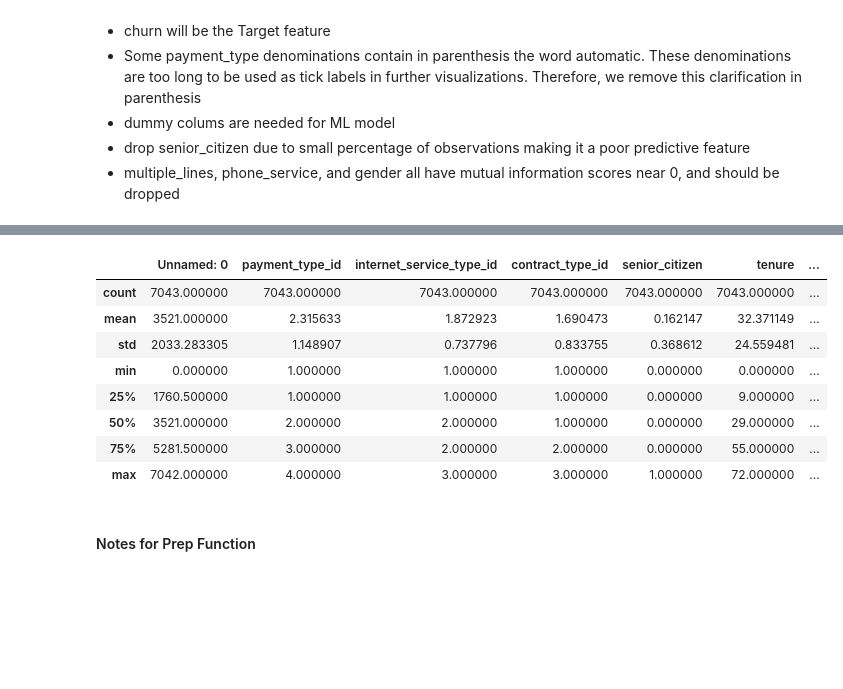
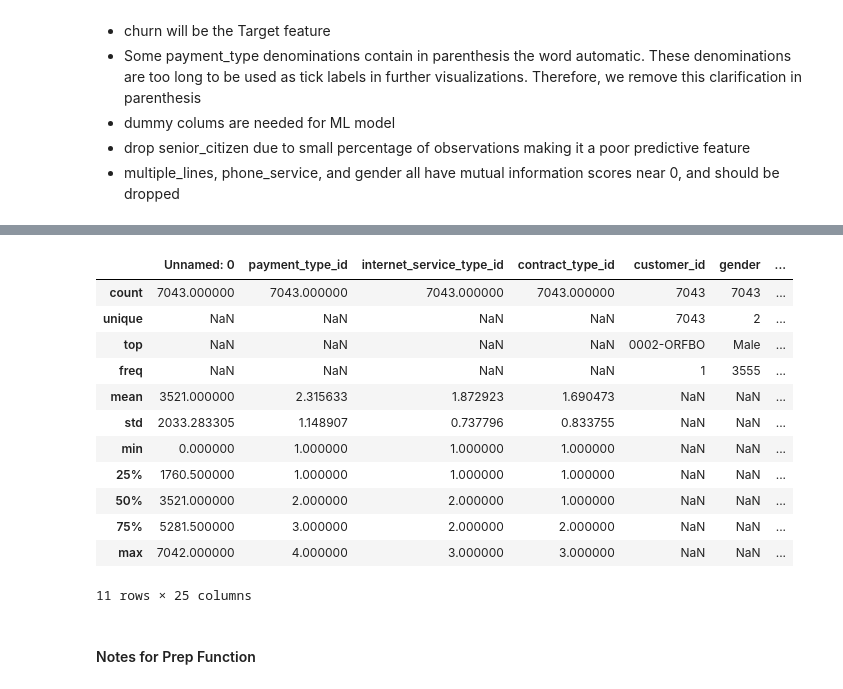
Before and after one commit to scottbarnett97/Telco-Classification-Project, a Jupyter notebook: telco_workbook.ipynb, the cells around one changed output, grey strips where cells are left out. Cells and saved outputs as stored; diff of their text form; code cells hidden in the pictures; blank space fills up the shorter version.

```diff
--- a/telco_workbook.ipynb
+++ b/telco_workbook.ipynb
@@ -62,17 +68,21 @@ Data columns (total 25 columns):
 dtypes: float64(1), int64(6), object(18)
 memory usage: 1.3+ MB
 # %%
-df.describe()
+df.describe(include='all')
 # %% [output]
-|  | Unnamed: 0 | payment_type_id | internet_service_type_id | contract_type_id | senior_citizen | tenure | ... |
-| count | 7043.000000 | 7043.000000 | 7043.000000 | 7043.000000 | 7043.000000 | 7043.000000 | ... |
-| mean | 3521.000000 | 2.315633 | 1.872923 | 1.690473 | 0.162147 | 32.371149 | ... |
-| std | 2033.283305 | 1.148907 | 0.737796 | 0.833755 | 0.368612 | 24.559481 | ... |
-| min | 0.000000 | 1.000000 | 1.000000 | 1.000000 | 0.000000 | 0.000000 | ... |
-| 25% | 1760.500000 | 1.000000 | 1.000000 | 1.000000 | 0.000000 | 9.000000 | ... |
-| 50% | 3521.000000 | 2.000000 | 2.000000 | 1.000000 | 0.000000 | 29.000000 | ... |
-| 75% | 5281.500000 | 3.000000 | 2.000000 | 2.000000 | 0.000000 | 55.000000 | ... |
-| max | 7042.000000 | 4.000000 | 3.000000 | 3.000000 | 1.000000 | 72.000000 | ... |
+|  | Unnamed: 0 | payment_type_id | internet_service_type_id | contract_type_id | customer_id | gender | ... |
+| count | 7043.000000 | 7043.000000 | 7043.000000 | 7043.000000 | 7043 | 7043 | ... |
+| unique | NaN | NaN | NaN | NaN | 7043 | 2 | ... |
+| top | NaN | NaN | NaN | NaN | 0002-ORFBO | Male | ... |
+| freq | NaN | NaN | NaN | NaN | 1 | 3555 | ... |
+| mean | 3521.000000 | 2.315633 | 1.872923 | 1.690473 | NaN | NaN | ... |
+| std | 2033.283305 | 1.148907 | 0.737796 | 0.833755 | NaN | NaN | ... |
+| min | 0.000000 | 1.000000 | 1.000000 | 1.000000 | NaN | NaN | ... |
+| 25% | 1760.500000 | 1.000000 | 1.000000 | 1.000000 | NaN | NaN | ... |
+| 50% | 3521.000000 | 2.000000 | 2.000000 | 1.000000 | NaN | NaN | ... |
+| 75% | 5281.500000 | 3.000000 | 2.000000 | 2.000000 | NaN | NaN | ... |
+| max | 7042.000000 | 4.000000 | 3.000000 | 3.000000 | NaN | NaN | ... |
+11 rows × 25 columns
 # %% [markdown]
 #### Notes for Prep Function
 # %%
```
Also changed, not shown: parts of 68 cells of this notebook, 3 other files.
